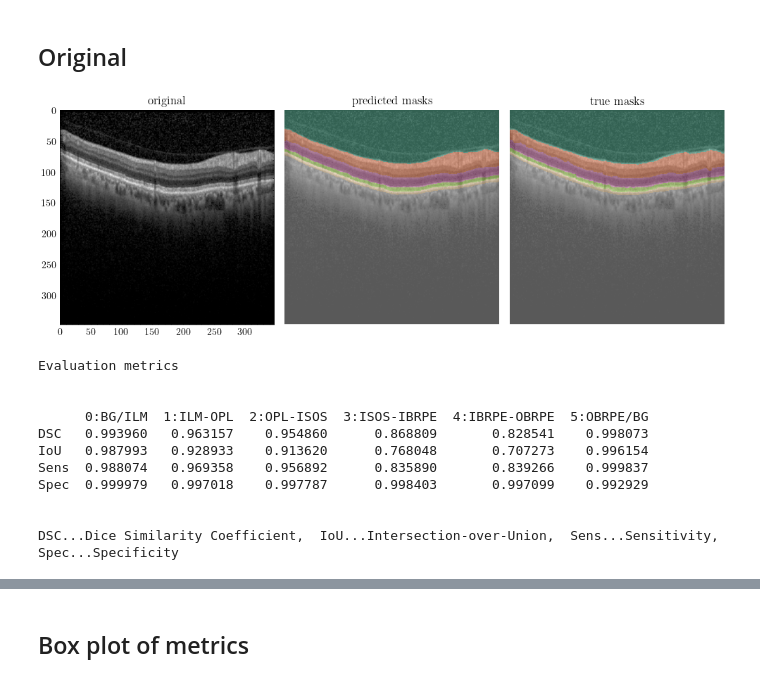
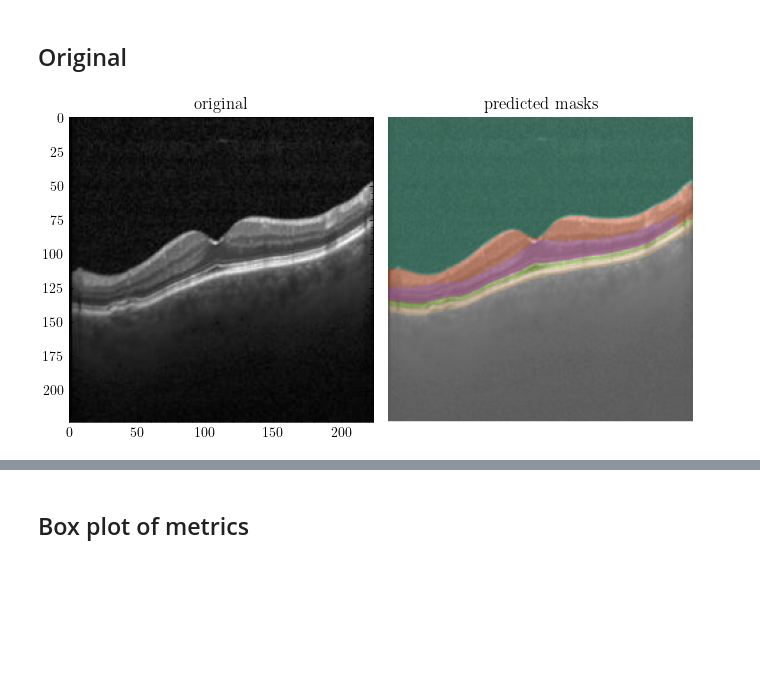
Before and after one commit to KogenNobori/Pytorch-UNet, a Jupyter notebook: visualise_analysis.ipynb, the cells around one changed output, grey strips where cells are left out. Cells and saved outputs as stored; diff of their text form; code cells hidden in the pictures; blank space fills up the shorter version.

Commit message:
Figures used for updating the technical report.

```diff
--- a/visualise_analysis.ipynb
+++ b/visualise_analysis.ipynb
@@ -80,17 +150,6 @@ def analysis(image_path, mask_path, true_mask_path=None, image_title='image', cb
 # %% [markdown]
 ## Original
 # %%
-analysis("test_images/0001.png", "eval_outputs/test_outputs/0001_out.png", "test_masks/0001.png", image_title="original")
+analysis("/home/kn445/rds/hpc-work/ml-oct/datasets/clas_dataset/combined3_split_rgb_jpeg_predicted_NORMAL_2png/CNV/3.png", "/home/kn445/rds/hpc-work/ml-oct/models/U-Net/without_noise/eval_outputs/false_NORMAL_png/CNV/3_out.png", image_title="original")
 # %% [output]
-[figure, old version]
+[figure, new version]
-Evaluation metrics
-
-
-      0:BG/ILM  1:ILM-OPL  2:OPL-ISOS  3:ISOS-IBRPE  4:IBRPE-OBRPE  5:OBRPE/BG
-DSC   0.993960   0.963157    0.954860      0.868809       0.828541    0.998073
-IoU   0.987993   0.928933    0.913620      0.768048       0.707273    0.996154
-Sens  0.988074   0.969358    0.956892      0.835890       0.839266    0.999837
-Spec  0.999979   0.997018    0.997787      0.998403       0.997099    0.992929
-
-
-DSC...Dice Similarity Coefficient,  IoU...Intersection-over-Union,  Sens...Sensitivity,  Spec...Specificity
```
Also changed, not shown: parts of 3 cells of this notebook, 1 other file.
